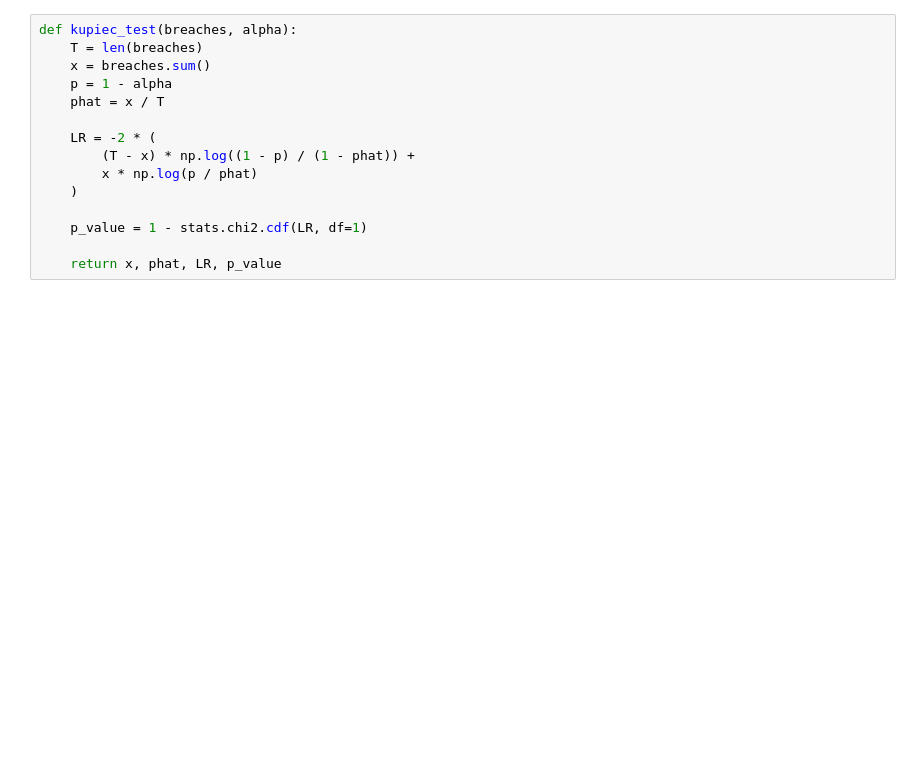
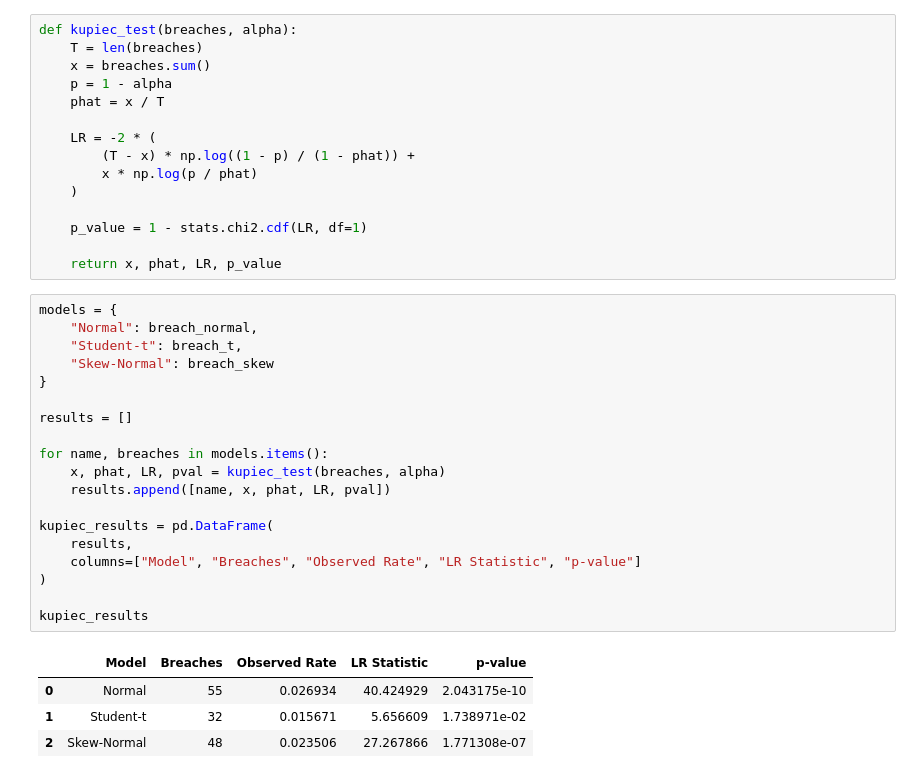
Before and after one commit to akhyear/MonteCarloRiskProject, a Jupyter notebook: notebooks/04_var_backtesting.ipynb, the cells around one changed output. Drawn from its saved outputs; the diff is of its cells as text; blank space fills up the shorter version.

```diff
--- a/notebooks/04_var_backtesting.ipynb
+++ b/notebooks/04_var_backtesting.ipynb
@@ -101,3 +125,27 @@ def kupiec_test(breaches, alpha):
     p_value = 1 - stats.chi2.cdf(LR, df=1)
 
     return x, phat, LR, p_value
+# %%
+models = {
+    "Normal": breach_normal,
+    "Student-t": breach_t,
+    "Skew-Normal": breach_skew
+}
+
+results = []
+
+for name, breaches in models.items():
+    x, phat, LR, pval = kupiec_test(breaches, alpha)
+    results.append([name, x, phat, LR, pval])
+
+kupiec_results = pd.DataFrame(
+    results,
+    columns=["Model", "Breaches", "Observed Rate", "LR Statistic", "p-value"]
+)
+
+kupiec_results
+# %% [output]
+|  | Model | Breaches | Observed Rate | LR Statistic | p-value |
+| 0 | Normal | 55 | 0.026934 | 40.424929 | 2.043175e-10 |
+| 1 | Student-t | 32 | 0.015671 | 5.656609 | 1.738971e-02 |
+| 2 | Skew-Normal | 48 | 0.023506 | 27.267866 | 1.771308e-07 |
```
Also changed, not shown: parts of 4 cells of this notebook, 1 other file.
